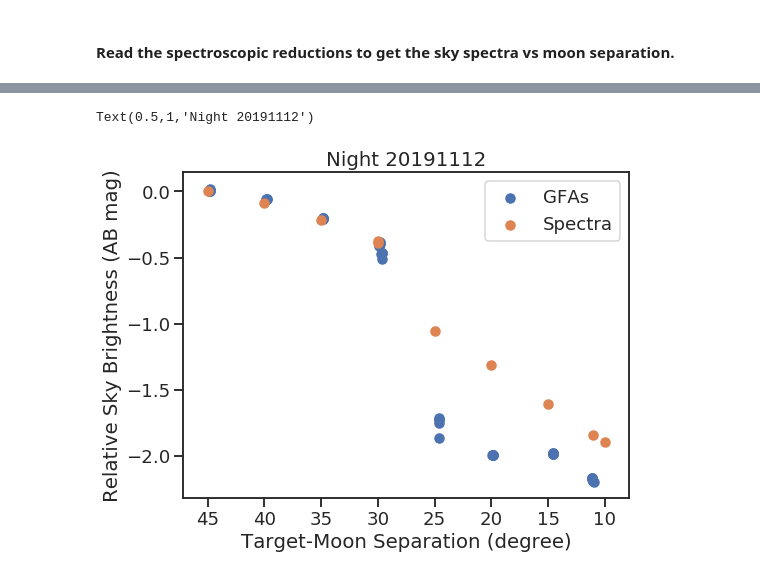
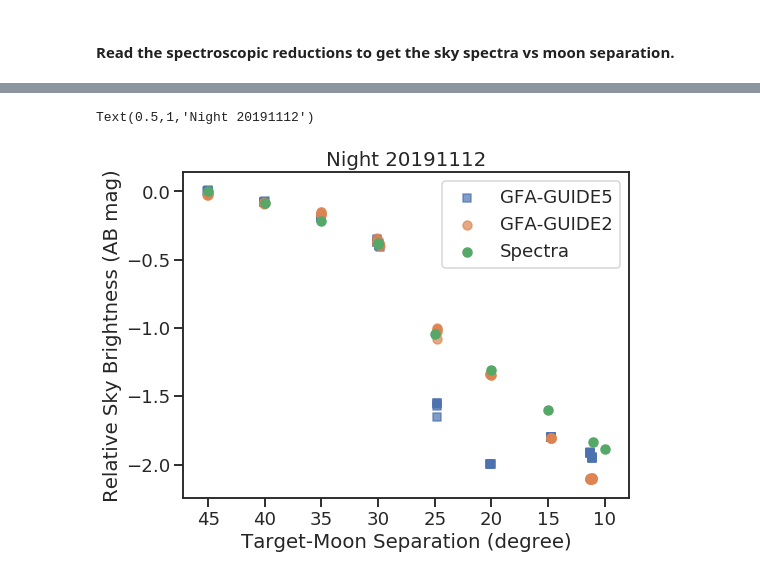
Before and after one commit to desihub/desicmx, a Jupyter notebook: analysis/specsky/sky-with-moon.ipynb, the cells around one changed output, grey strips where cells are left out. Saved outputs shown, nothing was run; the diff lists cells and outputs as text; code cells hidden in the pictures.

Commit message:
add spectra

```diff
--- a/analysis/specsky/sky-with-moon.ipynb
+++ b/analysis/specsky/sky-with-moon.ipynb
@@ -41,3 +59,5 @@ gfadir = '/project/projectdirs/desi/users/ameisner/GFA/reduced/v0001'
+# %%
+rfilt = load_gfa_filter()
 # %% [markdown]
 #### Specify the night and range of GFA and spectrograph exposure IDs.
 # %%
@@ -152,4 +187,14 @@ def read_spec(night, expid):
     else:
         return None, None
 # %%
-#sp, sky = read_spec(night, 27339)
+sp, sky = read_spec(night, 27339)
+# %%
+keep = np.where(sp.fibermap['OBJTYPE'] == 'SKY')[0]
+medsky = np.percentile(sky.flux[keep, :], axis=0, q=50)
+q25sky = np.percentile(sky.flux[keep, :], axis=0, q=25)
+q75sky = np.percentile(sky.flux[keep, :], axis=0, q=75)
+#plt.fill_between(sky.wave, q25sky, q75sky)
+rand = np.random.RandomState(seed=1)
+these = rand.choice(keep, size=20, replace=False)
+#[plt.plot(sky.wave, sky.flux[ii, :], alpha=1.0) for ii in these]
+plt.plot(sky.wave, medsky, alpha=0.7, color='k')
@@ -156,6 +204,9 @@ def read_spec(night, expid):
 # %%
 def spec_sky():
+    _rfilt = speclite.filters.FilterSequence([rfilt])
+    rand = np.random.RandomState(seed=1)
     moonsep, meansky, stdsky = [], [], []
+    specsky, specwave = [], []
     for expid in expids:
         sp, sky = read_spec(night, expid)
         if sky is not None:
@@ -164,19 +215,29 @@ def spec_sky():
 
             # convolve the spectrum with the r-band filter curve
             keep = sp.fibermap['OBJTYPE'] == 'SKY'
-            padflux, padwave = rfilt.pad_spectrum(sky.flux[keep, :], sky.wave, method='edge')
-            abmags = rfilt.get_ab_magnitudes(padflux, padwave)['decam2014-r']
+            padflux, padwave = _rfilt.pad_spectrum(sky.flux[keep, :], sky.wave, method='edge')
+            abmags = _rfilt.get_ab_magnitudes(padflux, padwave)[rfilt.name]
 
             meansky.append(np.mean(abmags))
             stdsky.append(np.std(abmags) / np.sqrt(len(abmags)))
 
-            #meansky.append( np.mean(np.median(sky.flux[keep, :], axis=1)) )
-            #stdsky.append( np.std(np.median(sky.flux[keep, :], axis=1)) )
+            # get the median spectra for this moon separation
+            specwave.append(sky.wave)
+            specsky.append(np.percentile(sky.flux[keep, :], axis=0, q=50))
+            #q25sky = np.percentile(sky.flux[keep, :], axis=0, q=25)
+            #q75sky = np.percentile(sky.flux[keep, :], axis=0, q=75)
+            #these = rand.choice(keep, size=20, replace=False)
+            #[plt.plot(sky.wave, sky.flux[ii, :], alpha=1.0) for ii in these]
+            #plt.plot(sky.wave, medsky, alpha=0.7, color='k')
 
     out = Table()
     out['moonsep'] = np.hstack(moonsep).astype('f4')
     out['meansky'] = np.hstack(meansky).astype('f4')
     out['stdsky'] = np.hstack(stdsky).astype('f4')
+    out['specwave'] = specwave
+    out['specsky'] = specsky
+
+    out = out[np.argsort(out['moonsep'])[::-1]]
 
     return out
 # %%
@@ -199,17 +283,22 @@ spec
 # %%
 fig, ax = plt.subplots(figsize=(8, 6))
 
-gfaref = gfa['sky_mag_ab'][gfa['moonsep'].argmax()]
 specref = spec['meansky'][spec['moonsep'].argmax()]
 
-ax.scatter(gfa['moonsep'], gfa['sky_mag_ab'] - gfaref, label='GFAs')
+for cam, mark in zip(set(gfa['camera']), ('s', 'o')):
+    ww = gfa['camera'] == cam
+    gfaref = gfa['sky_mag_ab'][gfa['moonsep'].argmax()]
+    ax.scatter(gfa['moonsep'][ww], gfa['sky_mag_ab'][ww] - gfaref,
+               label='GFA-{}'.format(cam), marker=mark, s=80, alpha=0.7)
+
+#ax.scatter(gfa['moonsep'], gfa['sky_mag_ab'] - gfaref, label='GFAs')
 ax.scatter(spec['moonsep'], spec['meansky'] - specref, label='Spectra')
 ax.invert_xaxis()
 #ax.set_ylim(17.5, 14.5)
 ax.set_xlabel('Target-Moon Separation (degree)')
 ax.set_ylabel('Relative Sky Brightness (AB mag)')
 ax.legend()
 ax.set_title('Night {}'.format(night))
 # %% [output]
 Text(0.5,1,'Night 20191112')
-[figure, old version]
+[figure, new version]
```
Also changed, not shown: parts of 16 cells of this notebook.
